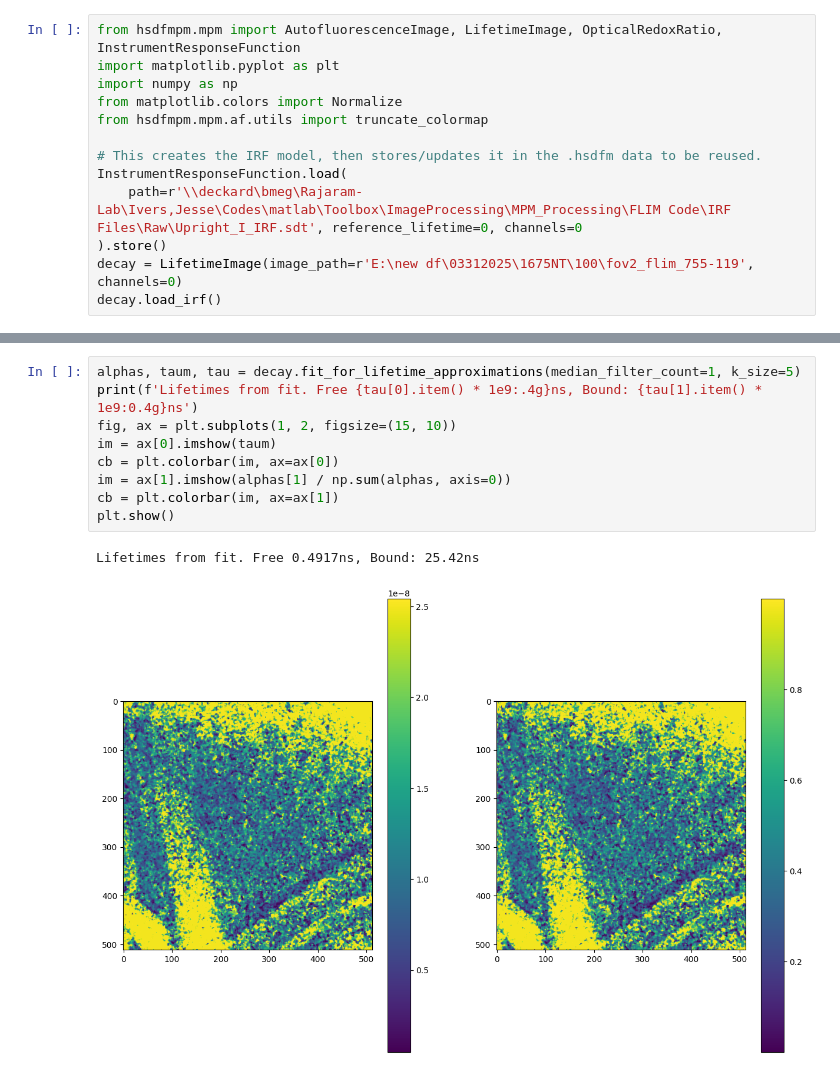
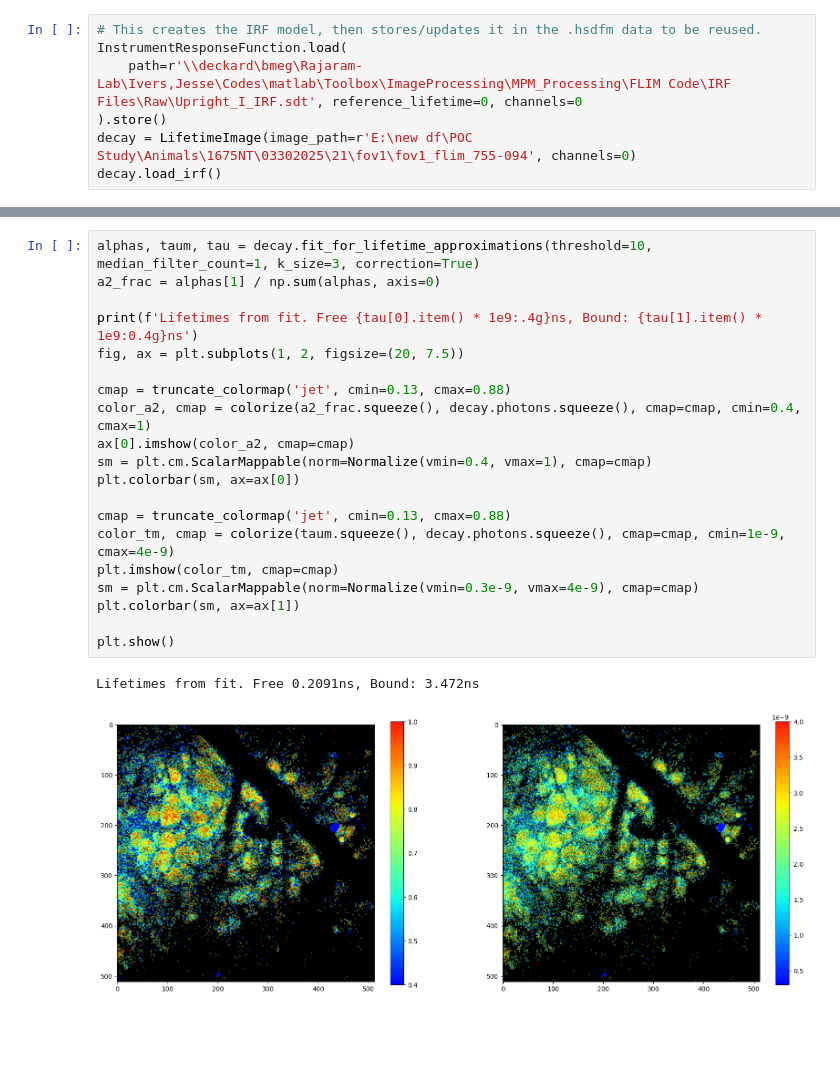
Before and after one commit to jiversivers/hsdfmpm, a Jupyter notebook: examples/using_mpm_objects.ipynb, the cells around one changed output, grey strips where cells are left out. Drawn from its saved outputs; the diff is of its cells as text; blank space fills up the shorter version.

Commit message:
updated with flim de-abstraction for clarity and POC, added a little MD for explanation

```diff
--- a/examples/using_mpm_objects.ipynb
+++ b/examples/using_mpm_objects.ipynb
@@ -1,14 +21,8 @@
 # %%
-from hsdfmpm.mpm import AutofluorescenceImage, LifetimeImage, OpticalRedoxRatio, InstrumentResponseFunction
-import matplotlib.pyplot as plt
-import numpy as np
-from matplotlib.colors import Normalize
-from hsdfmpm.mpm.af.utils import truncate_colormap
-
 # This creates the IRF model, then stores/updates it in the .hsdfm data to be reused.
 InstrumentResponseFunction.load(
     path=r'\\deckard\bmeg\Rajaram-Lab\Ivers,Jesse\Codes\matlab\Toolbox\ImageProcessing\MPM_Processing\FLIM Code\IRF Files\Raw\Upright_I_IRF.sdt', reference_lifetime=0, channels=0
 ).store()
-decay = LifetimeImage(image_path=r'E:\new df\03312025\1675NT\100\fov2_flim_755-119', channels=0)
+decay = LifetimeImage(image_path=r'E:\new df\POC Study\Animals\1675NT\03302025\21\fov1\fov1_flim_755-094', channels=0)
 decay.load_irf()
 # %%
@@ -23,12 +41,23 @@ plt.show()
 # %%
-alphas, taum, tau = decay.fit_for_lifetime_approximations(median_filter_count=1, k_size=5)
+alphas, taum, tau = decay.fit_for_lifetime_approximations(threshold=10, median_filter_count=1, k_size=3, correction=True)
+a2_frac = alphas[1] / np.sum(alphas, axis=0)
+
 print(f'Lifetimes from fit. Free {tau[0].item() * 1e9:.4g}ns, Bound: {tau[1].item() * 1e9:0.4g}ns')
-fig, ax = plt.subplots(1, 2, figsize=(15, 10))
-im = ax[0].imshow(taum)
-cb = plt.colorbar(im, ax=ax[0])
-im = ax[1].imshow(alphas[1] / np.sum(alphas, axis=0))
-cb = plt.colorbar(im, ax=ax[1])
+fig, ax = plt.subplots(1, 2, figsize=(20, 7.5))
+
+cmap = truncate_colormap('jet', cmin=0.13, cmax=0.88)
+color_a2, cmap = colorize(a2_frac.squeeze(), decay.photons.squeeze(), cmap=cmap, cmin=0.4, cmax=1)
+ax[0].imshow(color_a2, cmap=cmap)
+sm = plt.cm.ScalarMappable(norm=Normalize(vmin=0.4, vmax=1), cmap=cmap)
+plt.colorbar(sm, ax=ax[0])
+
+cmap = truncate_colormap('jet', cmin=0.13, cmax=0.88)
+color_tm, cmap = colorize(taum.squeeze(), decay.photons.squeeze(), cmap=cmap, cmin=1e-9, cmax=4e-9)
+plt.imshow(color_tm, cmap=cmap)
+sm = plt.cm.ScalarMappable(norm=Normalize(vmin=0.3e-9, vmax=4e-9), cmap=cmap)
+plt.colorbar(sm, ax=ax[1])
+
 plt.show()
 # %% [output]
-Lifetimes from fit. Free 0.4917ns, Bound: 25.42ns
+Lifetimes from fit. Free 0.2091ns, Bound: 3.472ns
-[figure, old version]
+[figure, new version]
```
Also changed, not shown: parts of 9 cells of this notebook.
